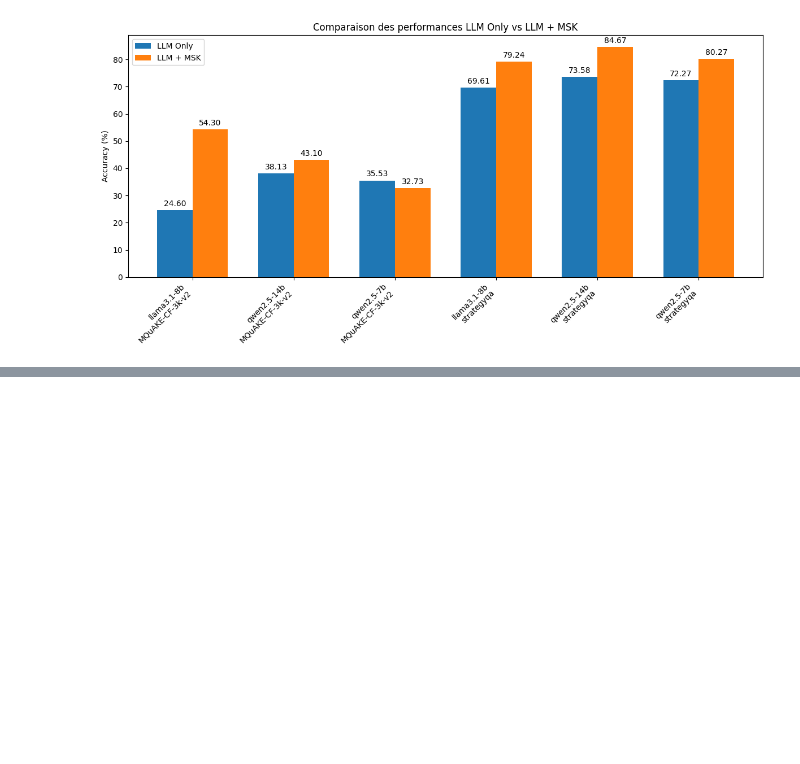
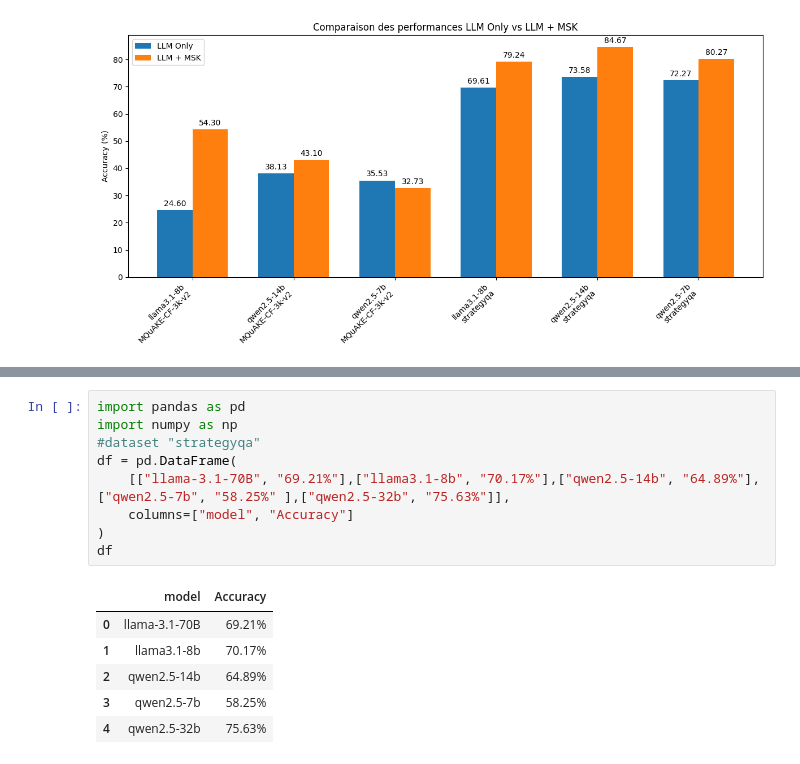
Before and after one commit to jaaferklila/llmreasoning, a Jupyter notebook: resultat.ipynb, the cells around one changed output, grey strips where cells are left out. Saved outputs shown, nothing was run; the diff lists cells and outputs as text; blank space fills up the shorter version.

```diff
--- a/resultat.ipynb
+++ b/resultat.ipynb
@@ -245,0 +263,16 @@ plot_accuracy(df_strategy, 'StrategyQA')
+# %%
+import pandas as pd
+import numpy as np
+#dataset "strategyqa"
+df = pd.DataFrame(
+    [["llama-3.1-70B", "69.21%"],["llama3.1-8b", "70.17%"],["qwen2.5-14b", "64.89%"],["qwen2.5-7b", "58.25%" ],["qwen2.5-32b", "75.63%"]],
+    columns=["model", "Accuracy"]
+)
+df
+# %% [output]
+|  | model | Accuracy |
+| 0 | llama-3.1-70B | 69.21% |
+| 1 | llama3.1-8b | 70.17% |
+| 2 | qwen2.5-14b | 64.89% |
+| 3 | qwen2.5-7b | 58.25% |
+| 4 | qwen2.5-32b | 75.63% |
```
Also changed, not shown: parts of 6 cells of this notebook, 1 other file.
